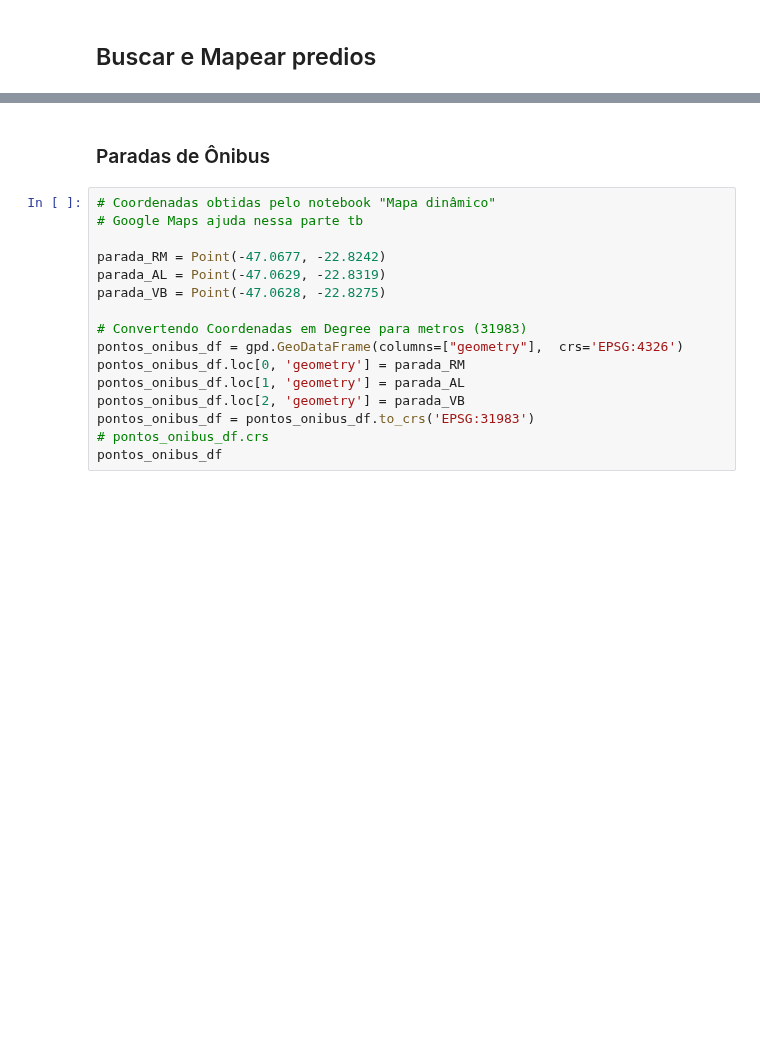
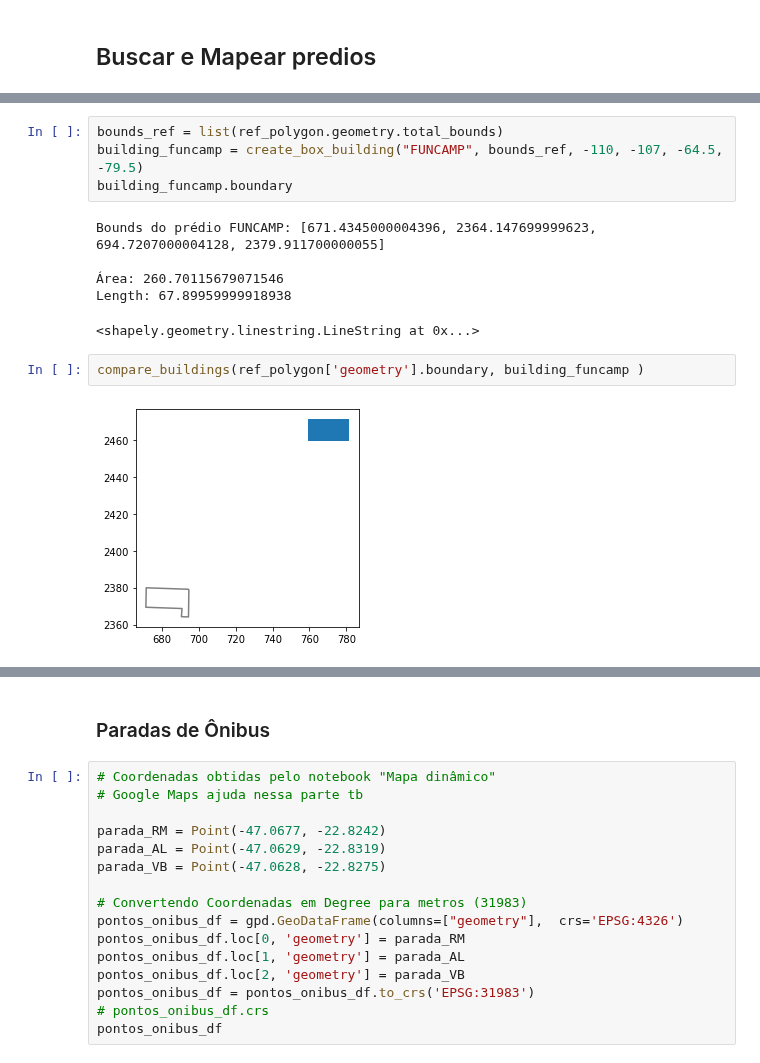
Before and after one commit to wasp-lahis/ns3-bmap, a Jupyter notebook: NS3/obstacle_exp/unicamp-arcgis-input-to-ns3/create-dataset-inputs-to-ns3.ipynb, the cells around one changed output, grey strips where cells are left out. Drawn from its saved outputs; the diff is of its cells as text; blank space fills up the shorter version.

```diff
--- a/NS3/obstacle_exp/unicamp-arcgis-input-to-ns3/create-dataset-inputs-to-ns3.ipynb
+++ b/NS3/obstacle_exp/unicamp-arcgis-input-to-ns3/create-dataset-inputs-to-ns3.ipynb
@@ -418,0 +438,14 @@ ax.set_ylim(1000, 1500)
+# %%
+bounds_ref = list(ref_polygon.geometry.total_bounds)
+building_funcamp = create_box_building("FUNCAMP", bounds_ref, -110, -107, -64.5, -79.5)
+building_funcamp.boundary
+# %% [output]
+Bounds do prédio FUNCAMP: [671.4345000004396, 2364.147699999623, 694.7207000004128, 2379.911700000055]
+
+Área: 260.70115679071546
+Length: 67.89959999918938
+<shapely.geometry.linestring.LineString at 0x...>
+# %%
+compare_buildings(ref_polygon['geometry'].boundary, building_funcamp )
+# %% [output]
+[figure, added]
```
Also changed, not shown: parts of 63 cells of this notebook, 6 other files.
